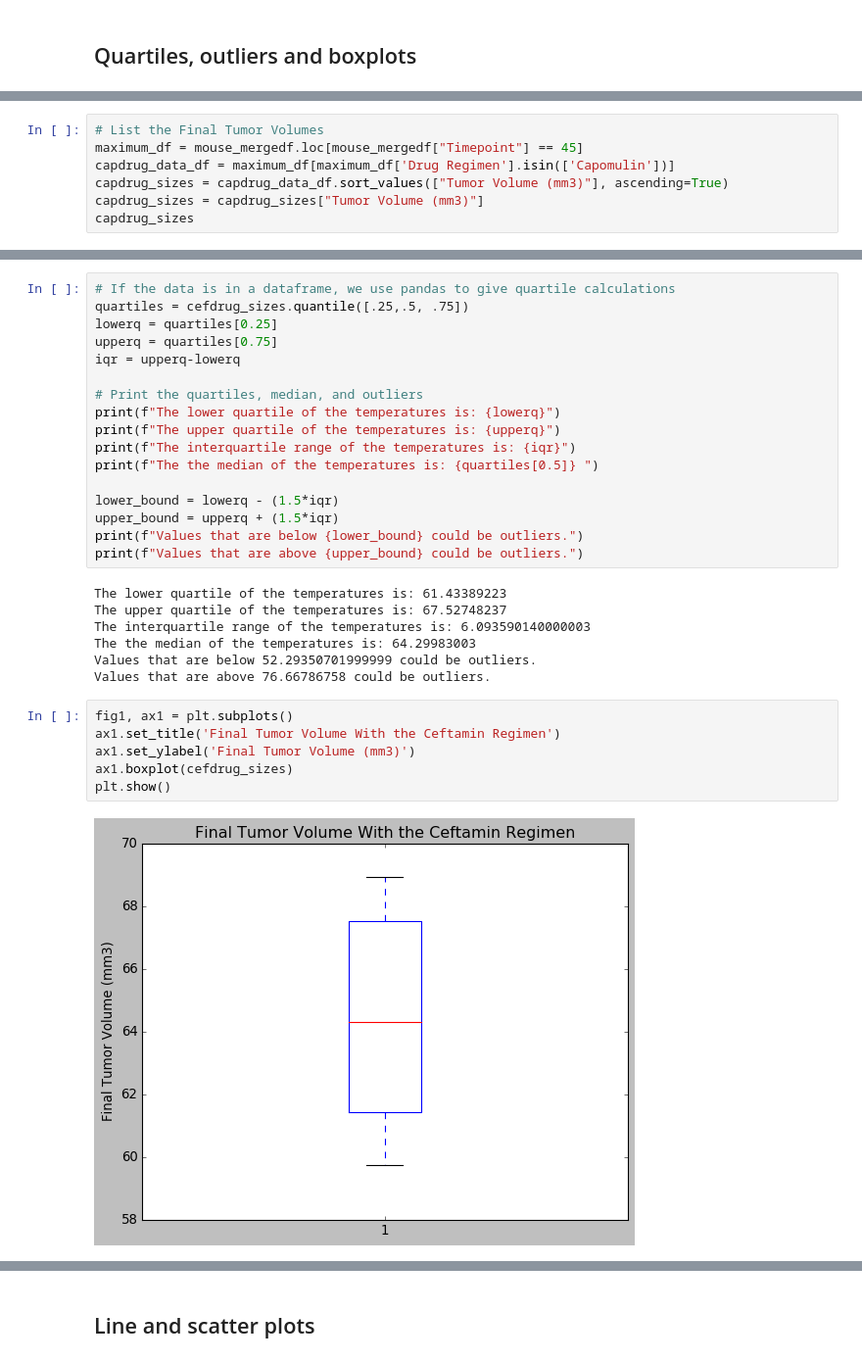
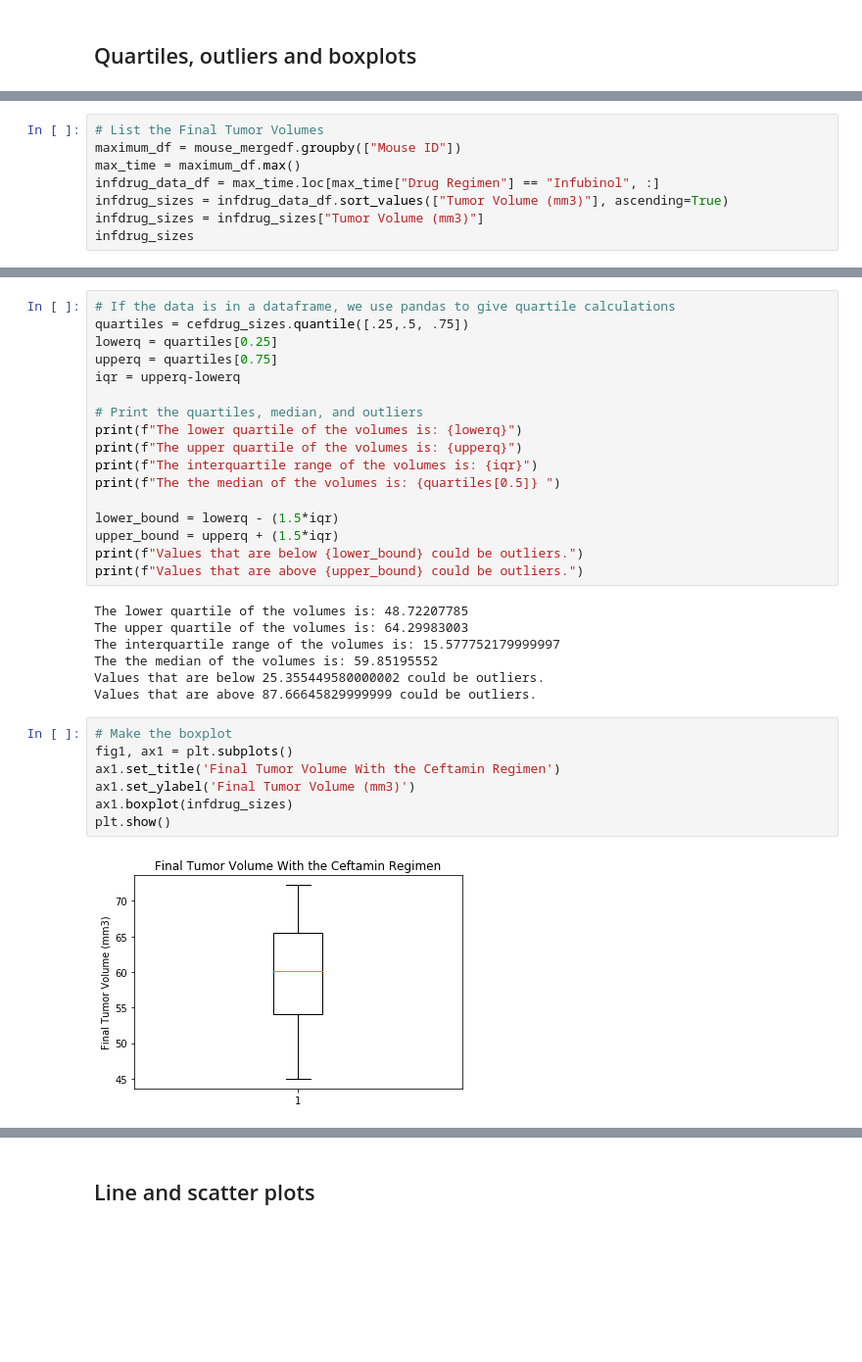
Before and after one commit to thomaswlaws/Matplotlib-Challenge, a Jupyter notebook: Pymaceuticals/pymaceuticals_starter.ipynb, the cells around one changed output, grey strips where cells are left out. Shown at 98% size. Drawn from its saved outputs; the diff is of its cells as text; blank space fills up the shorter version.

```diff
--- a/Pymaceuticals/pymaceuticals_starter.ipynb
+++ b/Pymaceuticals/pymaceuticals_starter.ipynb
@@ -275,8 +278,9 @@ plt.show()
 # %%
 # List the Final Tumor Volumes
-maximum_df = mouse_mergedf.loc[mouse_mergedf["Timepoint"] == 45]
-capdrug_data_df = maximum_df[maximum_df['Drug Regimen'].isin(['Capomulin'])]
-capdrug_sizes = capdrug_data_df.sort_values(["Tumor Volume (mm3)"], ascending=True)
-capdrug_sizes = capdrug_sizes["Tumor Volume (mm3)"]
-capdrug_sizes
+maximum_df = mouse_mergedf.groupby(["Mouse ID"])
+max_time = maximum_df.max()
+infdrug_data_df = max_time.loc[max_time["Drug Regimen"] == "Infubinol", :]
+infdrug_sizes = infdrug_data_df.sort_values(["Tumor Volume (mm3)"], ascending=True)
+infdrug_sizes = infdrug_sizes["Tumor Volume (mm3)"]
+infdrug_sizes
 # %% [output]
@@ -411,30 +369,31 @@ upperq = quartiles[0.75]
 iqr = upperq-lowerq
 
 # Print the quartiles, median, and outliers
-print(f"The lower quartile of the temperatures is: {lowerq}")
-print(f"The upper quartile of the temperatures is: {upperq}")
-print(f"The interquartile range of the temperatures is: {iqr}")
-print(f"The the median of the temperatures is: {quartiles[0.5]} ")
+print(f"The lower quartile of the volumes is: {lowerq}")
+print(f"The upper quartile of the volumes is: {upperq}")
+print(f"The interquartile range of the volumes is: {iqr}")
+print(f"The the median of the volumes is: {quartiles[0.5]} ")
 
 lower_bound = lowerq - (1.5*iqr)
 upper_bound = upperq + (1.5*iqr)
 print(f"Values that are below {lower_bound} could be outliers.")
 print(f"Values that are above {upper_bound} could be outliers.")
 # %% [output]
-The lower quartile of the temperatures is: 61.43389223
-The upper quartile of the temperatures is: 67.52748237
-The interquartile range of the temperatures is: 6.093590140000003
-The the median of the temperatures is: 64.29983003
-Values that are below 52.29350701999999 could be outliers.
-Values that are above 76.66786758 could be outliers.
+The lower quartile of the volumes is: 48.72207785
+The upper quartile of the volumes is: 64.29983003
+The interquartile range of the volumes is: 15.577752179999997
+The the median of the volumes is: 59.85195552
+Values that are below 25.355449580000002 could be outliers.
+Values that are above 87.66645829999999 could be outliers.
 # %%
+# Make the boxplot
 fig1, ax1 = plt.subplots()
 ax1.set_title('Final Tumor Volume With the Ceftamin Regimen')
 ax1.set_ylabel('Final Tumor Volume (mm3)')
-ax1.boxplot(cefdrug_sizes)
+ax1.boxplot(infdrug_sizes)
 plt.show()
 # %% [output]
-[figure, old version]
+[figure, new version]
 # %%
 # Generate a box plot of the final tumor volume of each mouse across four regimens of interest
 
```
Also changed, not shown: parts of 17 cells of this notebook.
